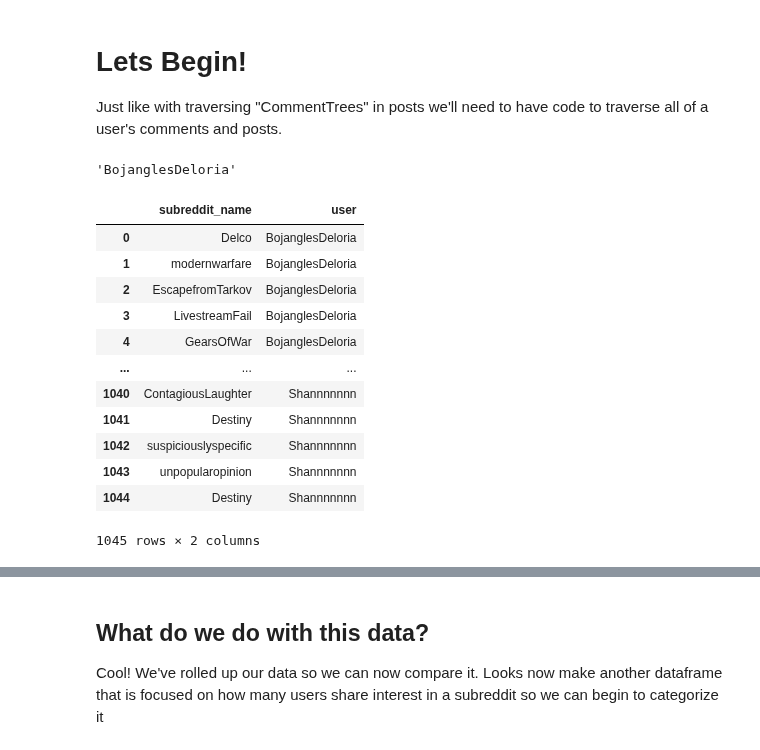
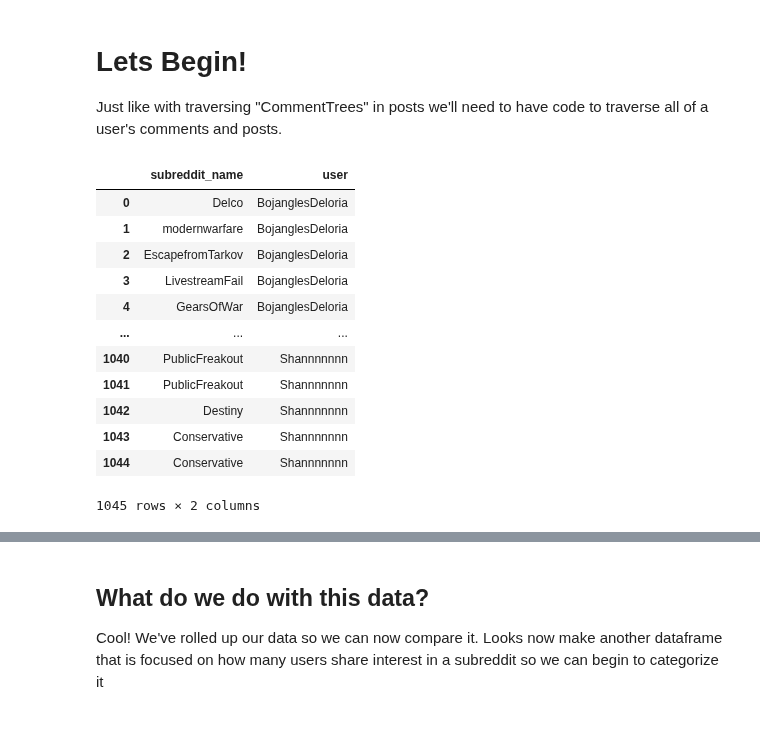
Before and after one commit to rogerfitz/tutorials, a Jupyter notebook: subreddit_analysis/3.1_Analyzing_Reddit_Interests.ipynb, the cells around one changed output, grey strips where cells are left out. Saved outputs shown, nothing was run; the diff lists cells and outputs as text; code cells hidden in the pictures.

```diff
--- a/subreddit_analysis/3.1_Analyzing_Reddit_Interests.ipynb
+++ b/subreddit_analysis/3.1_Analyzing_Reddit_Interests.ipynb
@@ -29,9 +29,6 @@ Just like with traversing "CommentTrees" in posts we'll need to have code to tra
 import tqdm # Handy for showing progress on longer running jobs
 from utils import * #Load the utilities we created in other notebooks
 
+#people who didn't care about tracking
 users=["BojanglesDeloria","Namisaur","Net_User","Hotwater3","ExtremelyBeige","Shannnnnnn"]
-user=users[0]
-user
-# %% [output]
-'BojanglesDeloria'
 # %%
@@ -45,34 +44,34 @@ comments=[comment for comment in redditor.comments.new()]
 import pandas as pd
 # %%
 rows=[]
-for user in users:
+for user in tqdm.tqdm(users):
     redditor=reddit.redditor(user)
 
     #NOTE These might be slow for redditors with big accounts, rather then make them a list, keeping them in "generator" form
     #  may be a good idea
     posts=[post for post in redditor.submissions.new()]
     comments=[comment for comment in redditor.comments.new()]
     for c in posts+comments:
         row={
             "subreddit_name": c.subreddit.display_name,
             "user": user
         }
         rows.append(row)
 users_df=pd.DataFrame(rows)
 users_df
 # %% [output]
 |  | subreddit_name | user |
 | 0 | Delco | BojanglesDeloria |
 | 1 | modernwarfare | BojanglesDeloria |
 | 2 | EscapefromTarkov | BojanglesDeloria |
 | 3 | LivestreamFail | BojanglesDeloria |
 | 4 | GearsOfWar | BojanglesDeloria |
 | ... | ... | ... |
-| 1040 | ContagiousLaughter | Shannnnnnn |
-| 1041 | Destiny | Shannnnnnn |
-| 1042 | suspiciouslyspecific | Shannnnnnn |
-| 1043 | unpopularopinion | Shannnnnnn |
-| 1044 | Destiny | Shannnnnnn |
+| 1040 | PublicFreakout | Shannnnnnn |
+| 1041 | PublicFreakout | Shannnnnnn |
+| 1042 | Destiny | Shannnnnnn |
+| 1043 | Conservative | Shannnnnnn |
+| 1044 | Conservative | Shannnnnnn |
 1045 rows × 2 columns
 # %%
 rows=[]
```
Also changed, not shown: parts of 9 cells of this notebook, 6 other files.
